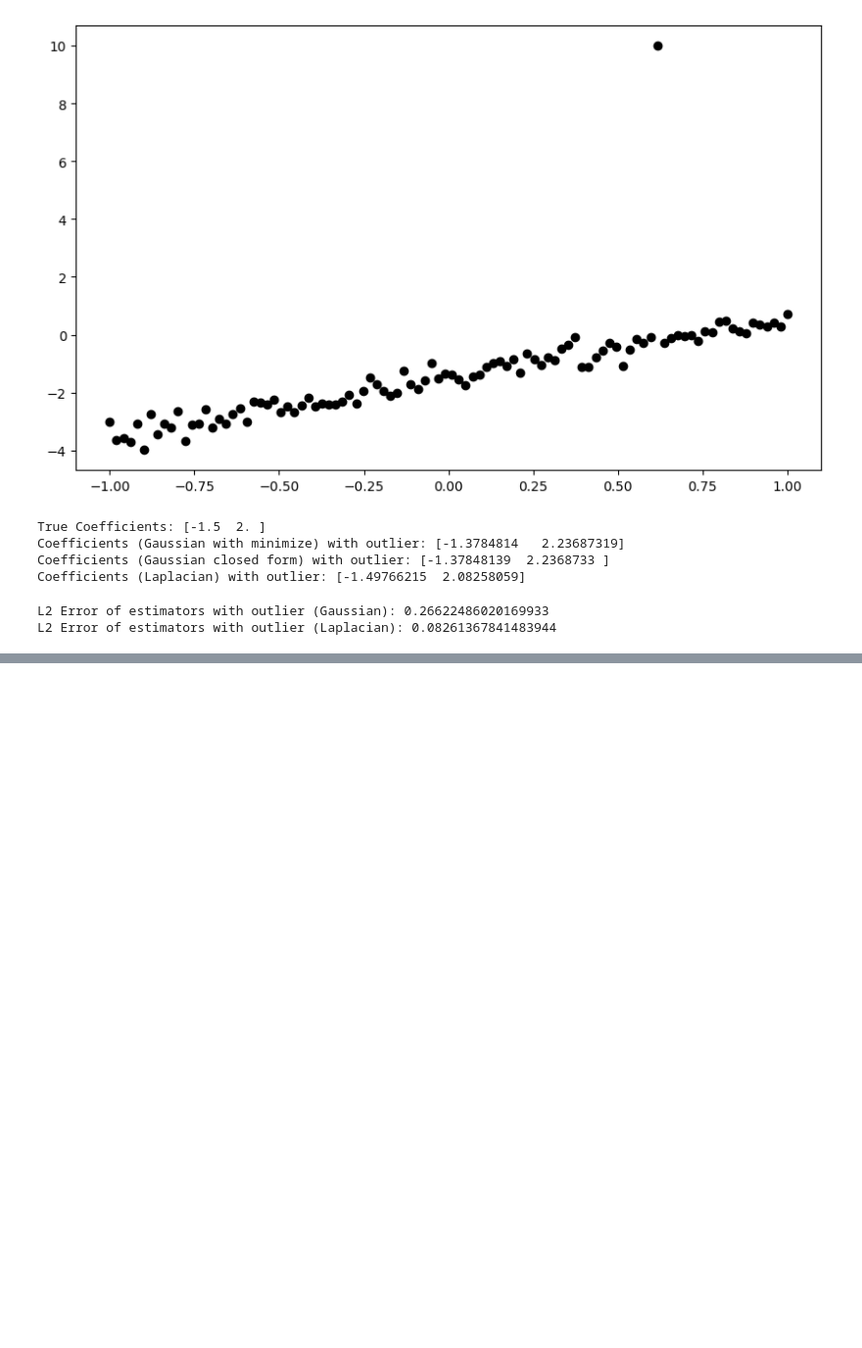
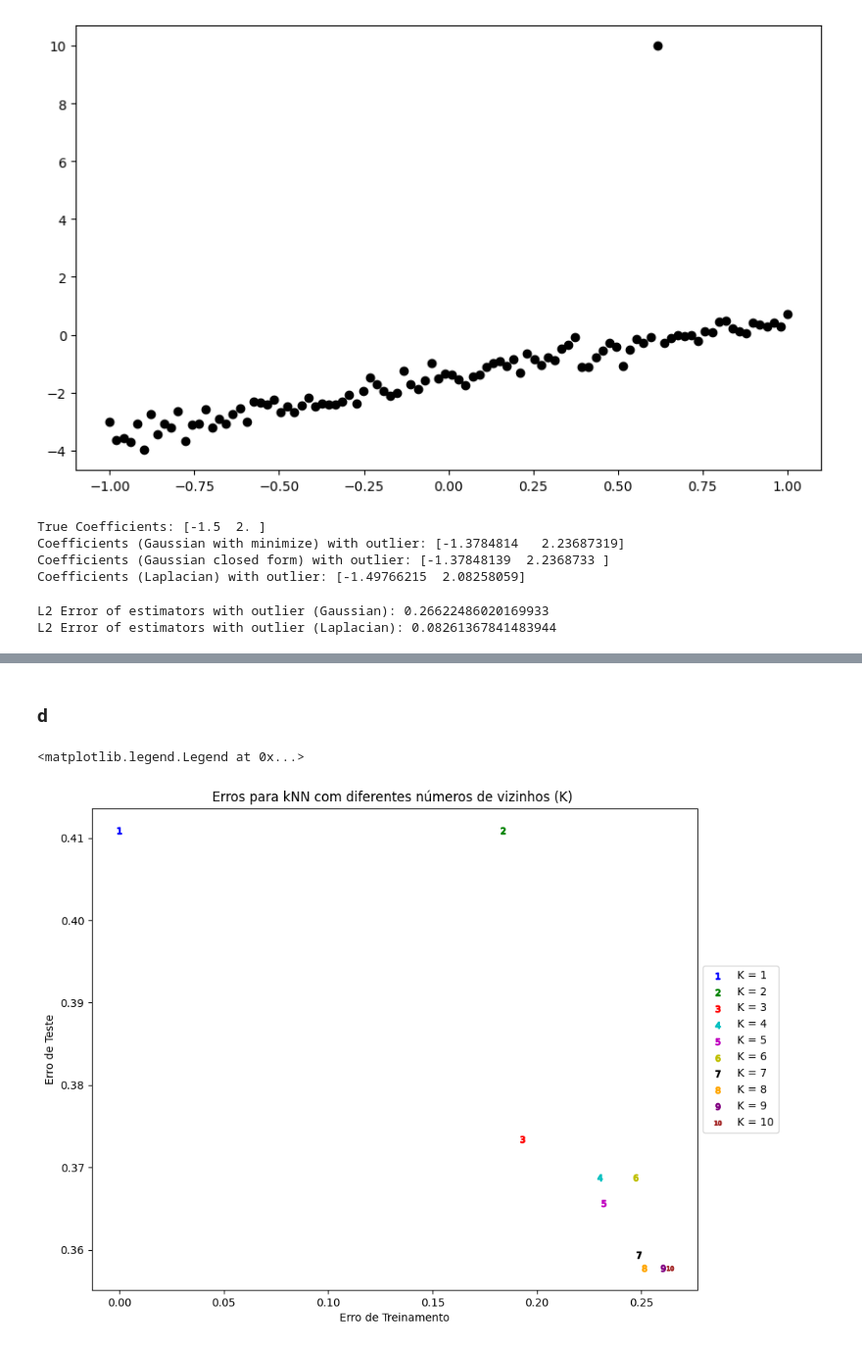
Before and after one commit to pedrobahia7/list01_ml_impa, a Jupyter notebook: list01.ipynb, the cells around one changed output, grey strips where cells are left out. Shown at 98% size. Drawn from its saved outputs; the diff is of its cells as text; code cells hidden in the pictures; blank space fills up the shorter version.

```diff
--- a/list01.ipynb
+++ b/list01.ipynb
@@ -452,0 +665,25 @@ X_test = X_test.drop(["home_team", "away_team"], axis=1)
+# %% [markdown]
+### d
+# %%
+# use numbers as markers for kNN from 1 to 10
+plot_colors = ['b', 'g', 'r', 'c', 'm', 'y', 'k', 'orange', 'purple', 'brown', 'pink']
+
+plt.figure(figsize=(10,8))
+for k in range(1,11):
+    model = kNN(n_neighbors=k)
+    model.fit(X_train,y_train.values.ravel())
+    in_sample_predictions_k = model.predict(X_train)
+    test_predictions_k = model.predict(X_test)
+    train_error = np.mean(in_sample_predictions_k != y_train.values.ravel())
+    test_error = np.mean(test_predictions_k != y_test.values.ravel())
+    plt.scatter(train_error, test_error, label= f'K = {k}', color=plot_colors[k-1], marker=f'${k}$')
+
+
+plt.title(f'Erros para kNN com diferentes números de vizinhos (K) ')
+plt.xlabel('Erro de Treinamento')
+plt.ylabel('Erro de Teste')
+#move legend outside the plot
+plt.legend(loc='center left', bbox_to_anchor=(1, 0.5))
+# %% [output]
+<matplotlib.legend.Legend at 0x...>
+[figure, added]
```
Also changed, not shown: parts of 10 cells of this notebook.
